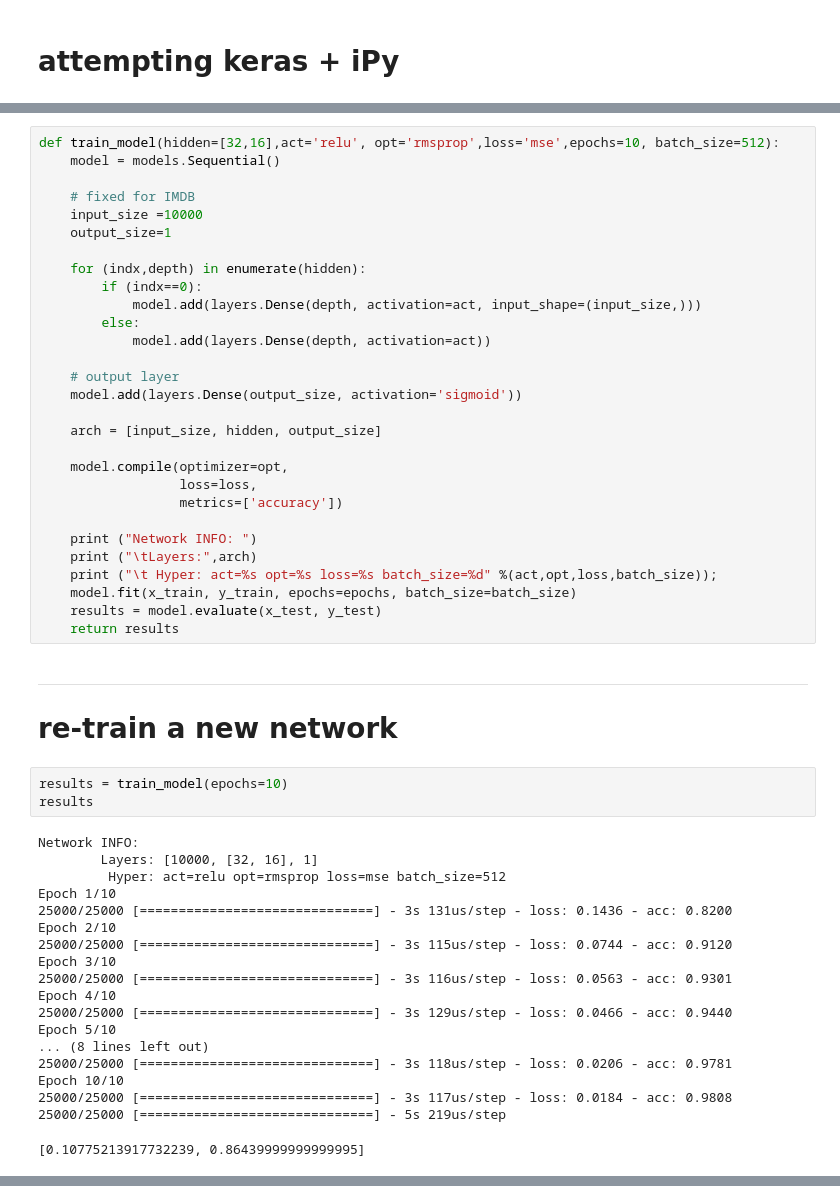
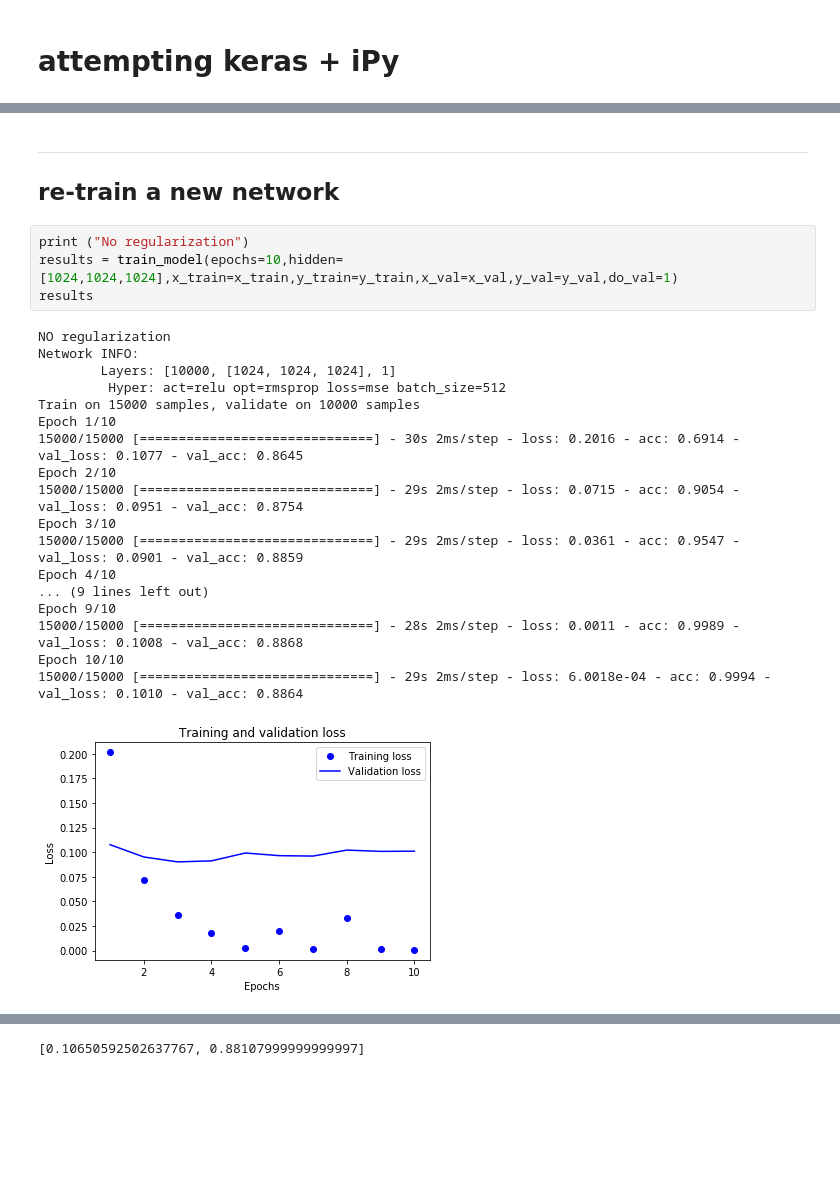
Before and after one commit to sudzam/ProjectX, a Jupyter notebook: sandbox/sudi/jupyter/Trial.ipynb, the cells around one changed output, grey strips where cells are left out. Saved outputs shown, nothing was run; the diff lists cells and outputs as text; blank space fills up the shorter version.

```diff
--- a/sandbox/sudi/jupyter/Trial.ipynb
+++ b/sandbox/sudi/jupyter/Trial.ipynb
@@ -107,54 +95,26 @@ plt.show()
-# %%
-def train_model(hidden=[32,16],act='relu', opt='rmsprop',loss='mse',epochs=10, batch_size=512):
-    model = models.Sequential()
-
-    # fixed for IMDB
-    input_size =10000
-    output_size=1
-
-    for (indx,depth) in enumerate(hidden):
-        if (indx==0):
-            model.add(layers.Dense(depth, activation=act, input_shape=(input_size,)))
-        else:
-            model.add(layers.Dense(depth, activation=act))
-
-    # output layer
-    model.add(layers.Dense(output_size, activation='sigmoid'))
-
-    arch = [input_size, hidden, output_size]
-
-    model.compile(optimizer=opt,
-                  loss=loss,
-                  metrics=['accuracy'])
-
-    print ("Network INFO: ")
-    print ("\tLayers:",arch)
-    print ("\t Hyper: act=%s opt=%s loss=%s batch_size=%d" %(act,opt,loss,batch_size));
-    model.fit(x_train, y_train, epochs=epochs, batch_size=batch_size)
-    results = model.evaluate(x_test, y_test)
-    return results
 # %% [markdown]
 ---
-# re-train a new network
+## re-train a new network
-# %%
-results = train_model(epochs=10)
-results
-# %% [output]
-Network INFO:
-        Layers: [10000, [32, 16], 1]
-         Hyper: act=relu opt=rmsprop loss=mse batch_size=512
-Epoch 1/10
-25000/25000 [==============================] - 3s 131us/step - loss: 0.1436 - acc: 0.8200
-Epoch 2/10
-25000/25000 [==============================] - 3s 115us/step - loss: 0.0744 - acc: 0.9120
-Epoch 3/10
-25000/25000 [==============================] - 3s 116us/step - loss: 0.0563 - acc: 0.9301
-Epoch 4/10
-25000/25000 [==============================] - 3s 129us/step - loss: 0.0466 - acc: 0.9440
-Epoch 5/10
-... (8 lines left out)
-25000/25000 [==============================] - 3s 118us/step - loss: 0.0206 - acc: 0.9781
-Epoch 10/10
-25000/25000 [==============================] - 3s 117us/step - loss: 0.0184 - acc: 0.9808
-25000/25000 [==============================] - 5s 219us/step
-[0.10775213917732239, 0.86439999999999995]
+# %%
+print ("No regularization")
+results = train_model(epochs=10,hidden=[1024,1024,1024],x_train=x_train,y_train=y_train,x_val=x_val,y_val=y_val,do_val=1)
+results
+# %% [output]
+NO regularization
+Network INFO:
+        Layers: [10000, [1024, 1024, 1024], 1]
+         Hyper: act=relu opt=rmsprop loss=mse batch_size=512
+Train on 15000 samples, validate on 10000 samples
+Epoch 1/10
+15000/15000 [==============================] - 30s 2ms/step - loss: 0.2016 - acc: 0.6914 - val_loss: 0.1077 - val_acc: 0.8645
+Epoch 2/10
+15000/15000 [==============================] - 29s 2ms/step - loss: 0.0715 - acc: 0.9054 - val_loss: 0.0951 - val_acc: 0.8754
+Epoch 3/10
+15000/15000 [==============================] - 29s 2ms/step - loss: 0.0361 - acc: 0.9547 - val_loss: 0.0901 - val_acc: 0.8859
+Epoch 4/10
+... (9 lines left out)
+Epoch 9/10
+15000/15000 [==============================] - 28s 2ms/step - loss: 0.0011 - acc: 0.9989 - val_loss: 0.1008 - val_acc: 0.8868
+Epoch 10/10
+15000/15000 [==============================] - 29s 2ms/step - loss: 6.0018e-04 - acc: 0.9994 - val_loss: 0.1010 - val_acc: 0.8864
+[figure, added]
@@ -160,0 +123 @@ Epoch 10/10
+[0.10650592502637767, 0.88107999999999997]
```
Also changed, not shown: parts of 15 cells of this notebook, 2 other files.
